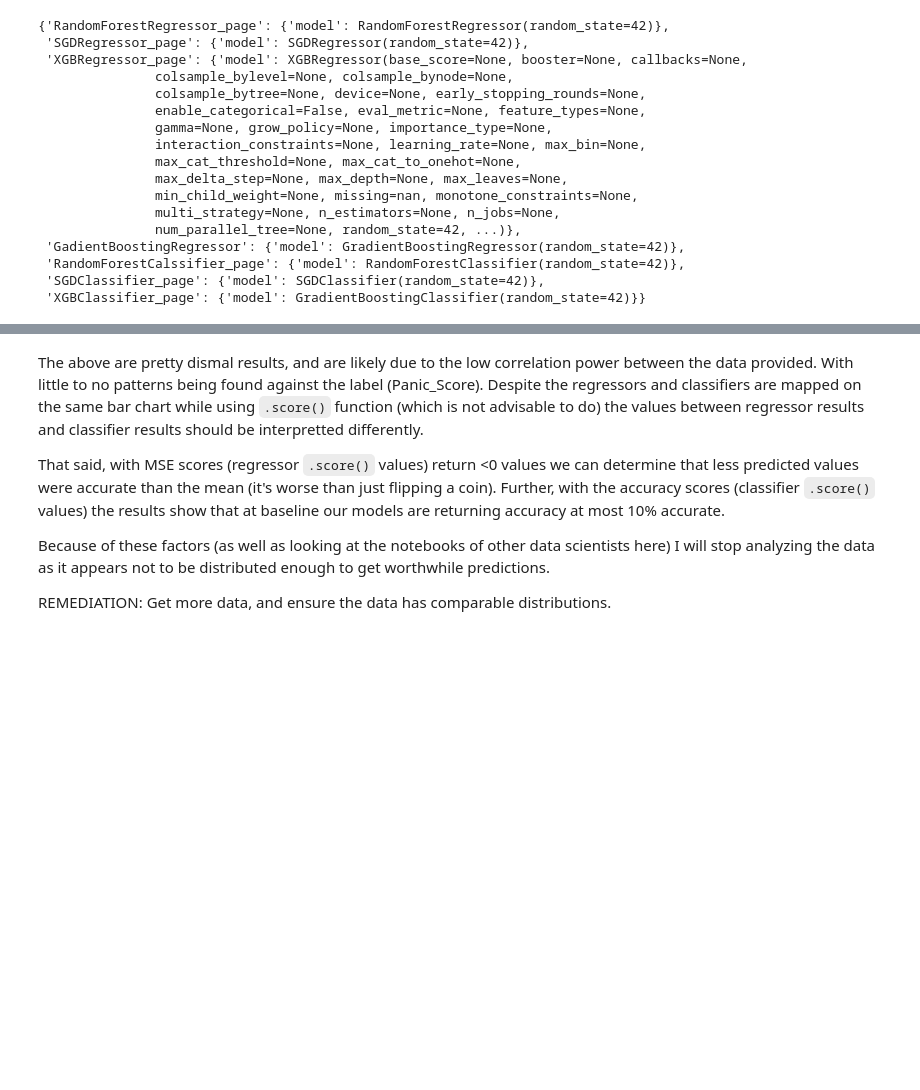
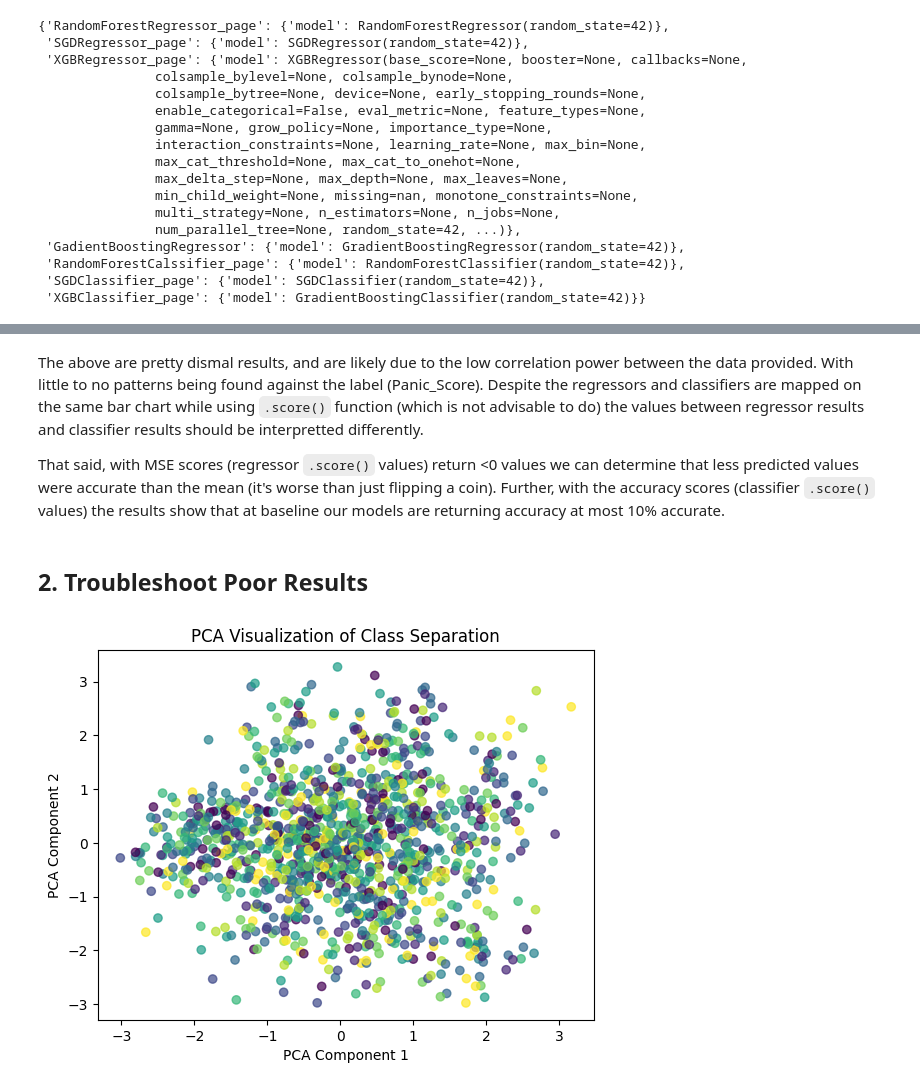
Before and after one commit to bcvilnrotter/kaggle-repos, a Jupyter notebook: panic-attack-dataset.ipynb, the cells around one changed output, grey strips where cells are left out. Saved outputs shown, nothing was run; the diff lists cells and outputs as text; code cells hidden in the pictures; blank space fills up the shorter version.

```diff
--- a/panic-attack-dataset.ipynb
+++ b/panic-attack-dataset.ipynb
@@ -320,8 +367,5 @@ model_compare.T.sort_values('accuracy',ascending=False).plot.bar()
 The above are pretty dismal results, and are likely due to the low correlation power between the data provided. With little to no patterns being found against the label (Panic_Score). Despite the regressors and classifiers are mapped on the same bar chart while using `.score()` function (which is not advisable to do) the values between regressor results and classifier results should be interpretted differently.
 
 That said, with MSE scores (regressor `.score()` values) return <0 values we can determine that less predicted values were accurate than the mean (it's worse than just flipping a coin). Further, with the accuracy scores (classifier `.score()` values) the results show that at baseline our models are returning accuracy at most 10% accurate.
-
-Because of these factors (as well as looking at the notebooks of other data scientists here) I will stop analyzing the data as it appears not to be distributed enough to get worthwhile predictions.
-
-REMEDIATION:
-Get more data, and ensure the data has comparable distributions.
+# %% [markdown]
+## 2. Troubleshoot Poor Results <a class="anchor" id="chapter2"></a>
@@ -327,0 +377,15 @@ Get more data, and ensure the data has comparable distributions.
+# %%
+X_encoded = df_encoded.drop(columns=['Panic_Score'])
+y_encoded = df_encoded['Panic_Score']
+X_scaled = StandardScaler().fit_transform(X_encoded)
+
+pca = PCA(n_components=2)
+X_pca = pca.fit_transform(X_scaled)
+
+plt.scatter(X_pca[:,0],X_pca[:,1],c=y,cmap='viridis',alpha=0.7)
+plt.xlabel("PCA Component 1")
+plt.ylabel("PCA Component 2")
+plt.title("PCA Visualization of Class Separation")
+plt.show()
+# %% [output]
+[figure, added]
```
Also changed, not shown: parts of 14 cells of this notebook.
